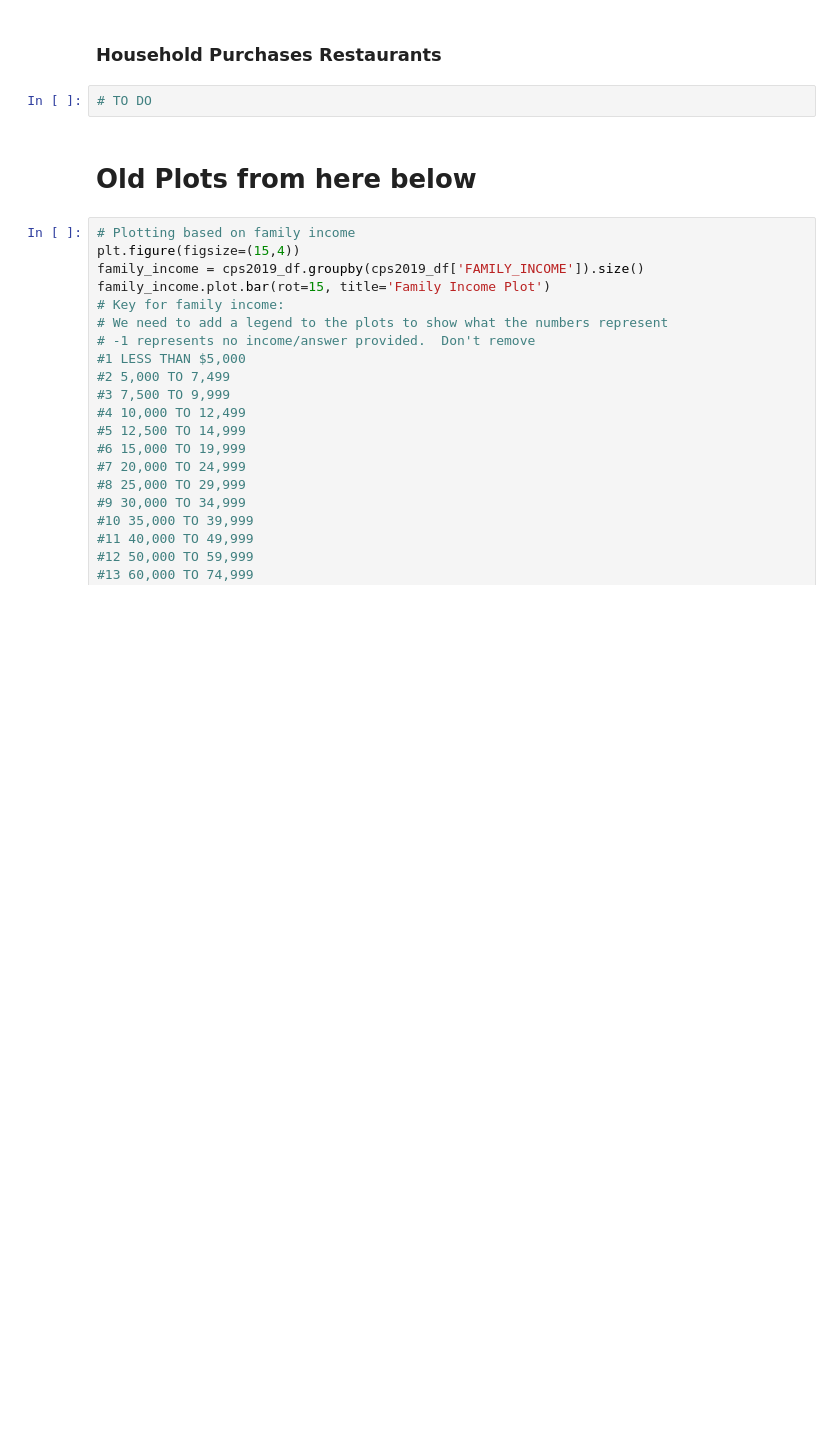
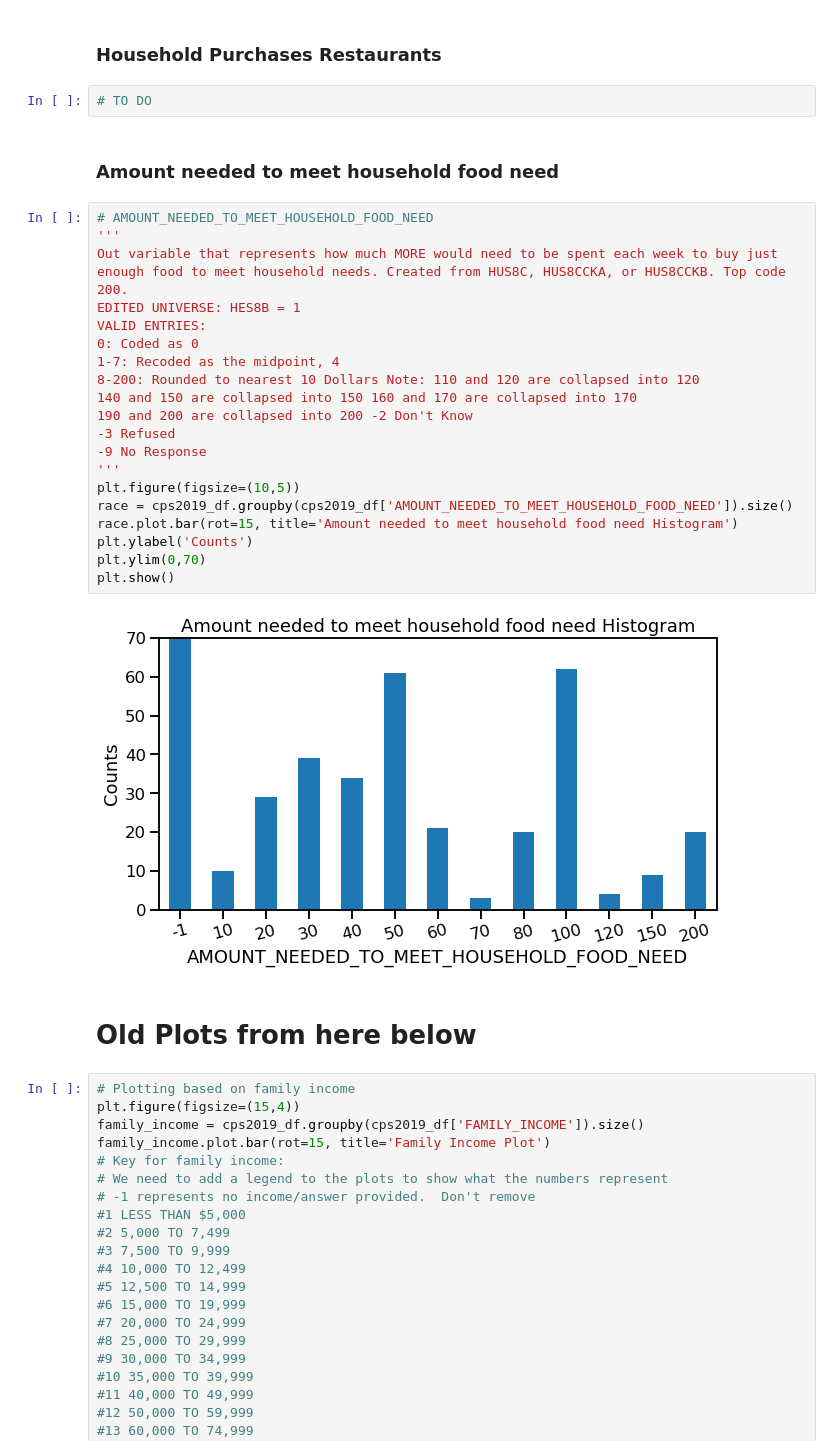
Before and after one commit to astronomilo/foodinsecurity, a Jupyter notebook: Notebooks/EDA_Prep/Team_27_EDA_Prep_20220128.ipynb, the cells around one changed output. Cells and saved outputs as stored; diff of their text form; blank space fills up the shorter version.

Commit message:
Including an extra plot about money need to meet food needs.

```diff
--- a/Notebooks/EDA_Prep/Team_27_EDA_Prep_20200128.ipynb
+++ b/Notebooks/EDA_Prep/Team_27_EDA_Prep_20220128.ipynb
@@ -397,6 +399,30 @@ plt.show()
 ### Household Purchases Restaurants
 # %%
 # TO DO
+# %% [markdown]
+### Amount needed to meet household food need
+# %%
+# AMOUNT_NEEDED_TO_MEET_HOUSEHOLD_FOOD_NEED
+'''
+Out variable that represents how much MORE would need to be spent each week to buy just enough food to meet household needs. Created from HUS8C, HUS8CCKA, or HUS8CCKB. Top code 200.
+EDITED UNIVERSE: HES8B = 1
+VALID ENTRIES:
+0: Coded as 0
+1-7: Recoded as the midpoint, 4
+8-200: Rounded to nearest 10 Dollars Note: 110 and 120 are collapsed into 120
+140 and 150 are collapsed into 150 160 and 170 are collapsed into 170
+190 and 200 are collapsed into 200 -2 Don't Know
+-3 Refused
+-9 No Response
+'''
+plt.figure(figsize=(10,5))
+race = cps2019_df.groupby(cps2019_df['AMOUNT_NEEDED_TO_MEET_HOUSEHOLD_FOOD_NEED']).size()
+race.plot.bar(rot=15, title='Amount needed to meet household food need Histogram')
+plt.ylabel('Counts')
+plt.ylim(0,70)
+plt.show()
+# %% [output]
+[figure, added]
 # %% [markdown]
 # Old Plots from here below
 # %%
```
Also changed, not shown: parts of 11 cells of this notebook.
